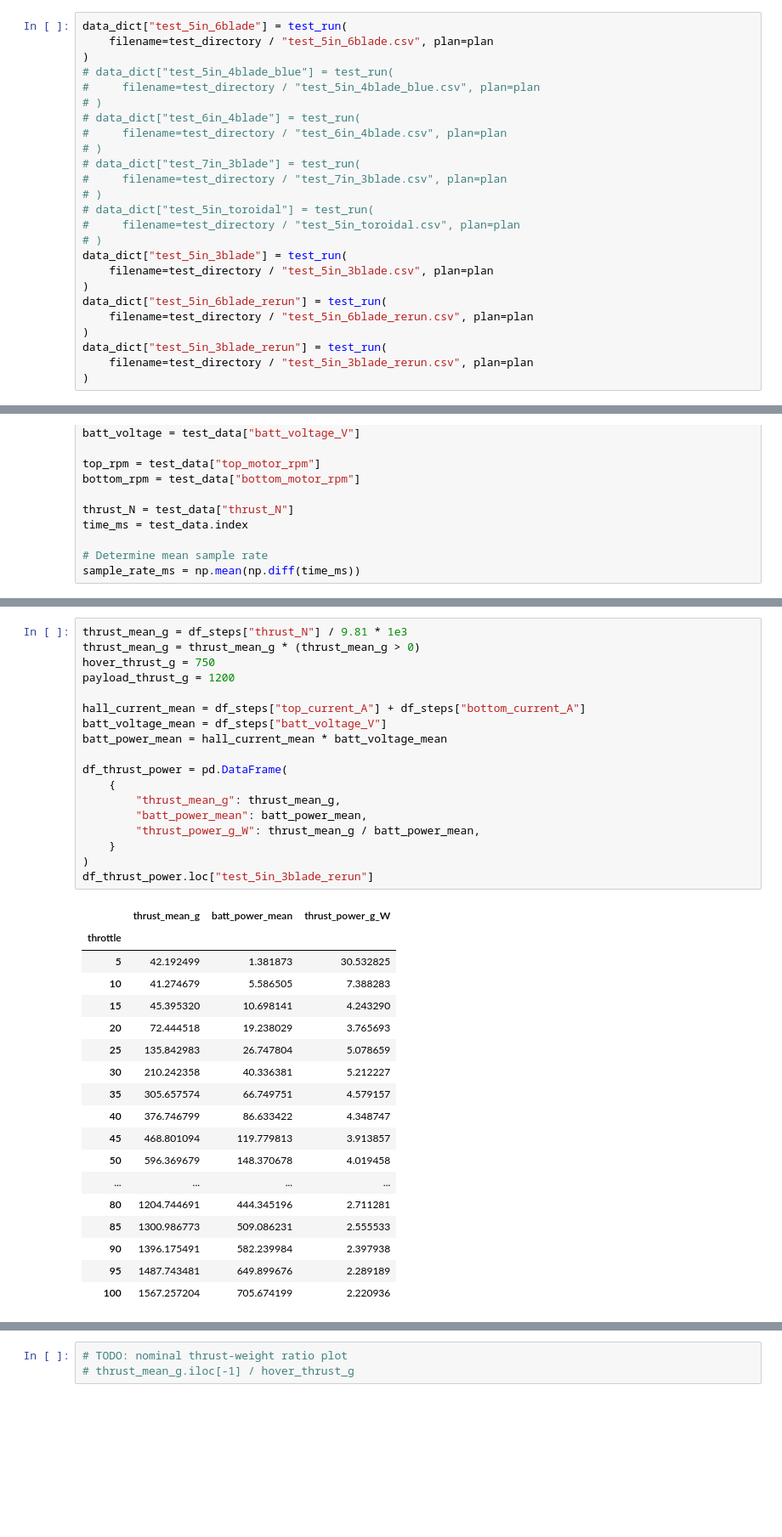
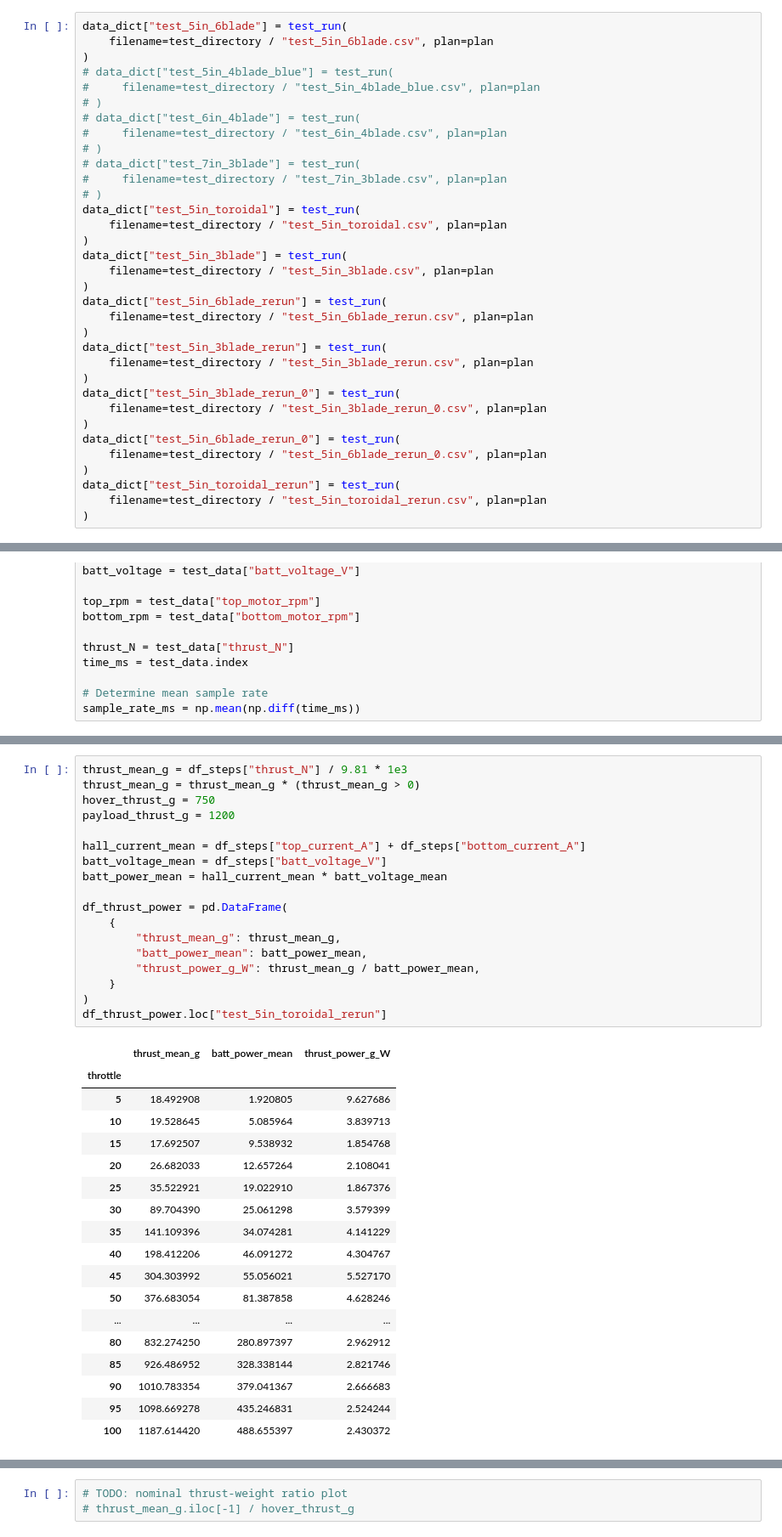
Before and after one commit to gtaharaedmonds/coaxial-drone, a Jupyter notebook: thrust_jig/test_runner/open_air_experiment_notebook.ipynb, the cells around one changed output, grey strips where cells are left out. Shown at 85% size. Drawn from its saved outputs; the diff is of its cells as text; blank space fills up the shorter version.

```diff
--- a/thrust_jig/test_runner/open_air_experiment_notebook.ipynb
+++ b/thrust_jig/test_runner/open_air_experiment_notebook.ipynb
@@ -73,9 +73,9 @@ data_dict["test_5in_6blade"] = test_run(
 # data_dict["test_7in_3blade"] = test_run(
 #     filename=test_directory / "test_7in_3blade.csv", plan=plan
 # )
-# data_dict["test_5in_toroidal"] = test_run(
-#     filename=test_directory / "test_5in_toroidal.csv", plan=plan
-# )
+data_dict["test_5in_toroidal"] = test_run(
+    filename=test_directory / "test_5in_toroidal.csv", plan=plan
+)
 data_dict["test_5in_3blade"] = test_run(
     filename=test_directory / "test_5in_3blade.csv", plan=plan
 )
@@ -85,6 +85,15 @@ data_dict["test_5in_6blade_rerun"] = test_run(
 data_dict["test_5in_3blade_rerun"] = test_run(
     filename=test_directory / "test_5in_3blade_rerun.csv", plan=plan
 )
+data_dict["test_5in_3blade_rerun_0"] = test_run(
+    filename=test_directory / "test_5in_3blade_rerun_0.csv", plan=plan
+)
+data_dict["test_5in_6blade_rerun_0"] = test_run(
+    filename=test_directory / "test_5in_6blade_rerun_0.csv", plan=plan
+)
+data_dict["test_5in_toroidal_rerun"] = test_run(
+    filename=test_directory / "test_5in_toroidal_rerun.csv", plan=plan
+)
 # %% [output]
 Loading saved data
 Loading saved data
@@ -219,38 +241,38 @@ for subfig, (n, grp) in zip(subfigs, df_all.groupby("test_name")):
 # %%
 thrust_mean_g = df_steps["thrust_N"] / 9.81 * 1e3
 thrust_mean_g = thrust_mean_g * (thrust_mean_g > 0)
 hover_thrust_g = 750
 payload_thrust_g = 1200
 
 hall_current_mean = df_steps["top_current_A"] + df_steps["bottom_current_A"]
 batt_voltage_mean = df_steps["batt_voltage_V"]
 batt_power_mean = hall_current_mean * batt_voltage_mean
 
 df_thrust_power = pd.DataFrame(
     {
         "thrust_mean_g": thrust_mean_g,
         "batt_power_mean": batt_power_mean,
         "thrust_power_g_W": thrust_mean_g / batt_power_mean,
     }
 )
-df_thrust_power.loc["test_5in_3blade_rerun"]
+df_thrust_power.loc["test_5in_toroidal_rerun"]
 # %% [output]
 |  | thrust_mean_g | batt_power_mean | thrust_power_g_W |
 | throttle |  |  |  |
-| 5 | 42.192499 | 1.381873 | 30.532825 |
-| 10 | 41.274679 | 5.586505 | 7.388283 |
-| 15 | 45.395320 | 10.698141 | 4.243290 |
-| 20 | 72.444518 | 19.238029 | 3.765693 |
-| 25 | 135.842983 | 26.747804 | 5.078659 |
-| 30 | 210.242358 | 40.336381 | 5.212227 |
-| 35 | 305.657574 | 66.749751 | 4.579157 |
-| 40 | 376.746799 | 86.633422 | 4.348747 |
-| 45 | 468.801094 | 119.779813 | 3.913857 |
-| 50 | 596.369679 | 148.370678 | 4.019458 |
+| 5 | 18.492908 | 1.920805 | 9.627686 |
+| 10 | 19.528645 | 5.085964 | 3.839713 |
+| 15 | 17.692507 | 9.538932 | 1.854768 |
+| 20 | 26.682033 | 12.657264 | 2.108041 |
+| 25 | 35.522921 | 19.022910 | 1.867376 |
+| 30 | 89.704390 | 25.061298 | 3.579399 |
+| 35 | 141.109396 | 34.074281 | 4.141229 |
+| 40 | 198.412206 | 46.091272 | 4.304767 |
+| 45 | 304.303992 | 55.056021 | 5.527170 |
+| 50 | 376.683054 | 81.387858 | 4.628246 |
 | ... | ... | ... | ... |
-| 80 | 1204.744691 | 444.345196 | 2.711281 |
-| 85 | 1300.986773 | 509.086231 | 2.555533 |
-| 90 | 1396.175491 | 582.239984 | 2.397938 |
-| 95 | 1487.743481 | 649.899676 | 2.289189 |
-| 100 | 1567.257204 | 705.674199 | 2.220936 |
+| 80 | 832.274250 | 280.897397 | 2.962912 |
+| 85 | 926.486952 | 328.338144 | 2.821746 |
+| 90 | 1010.783354 | 379.041367 | 2.666683 |
+| 95 | 1098.669278 | 435.246831 | 2.524244 |
+| 100 | 1187.614420 | 488.655397 | 2.430372 |
 # %%
```
Also changed, not shown: parts of 11 cells of this notebook, 3 other files.
